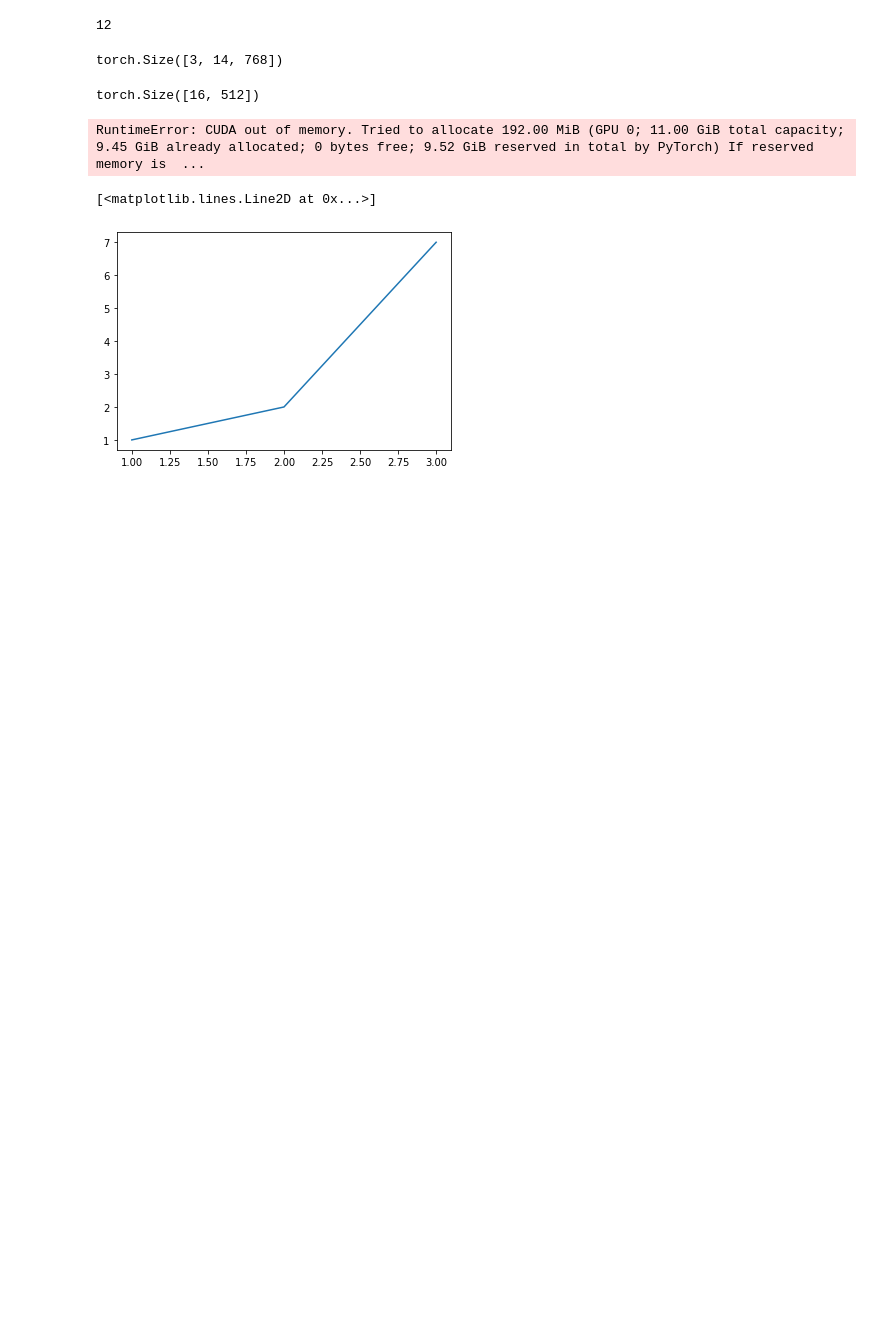
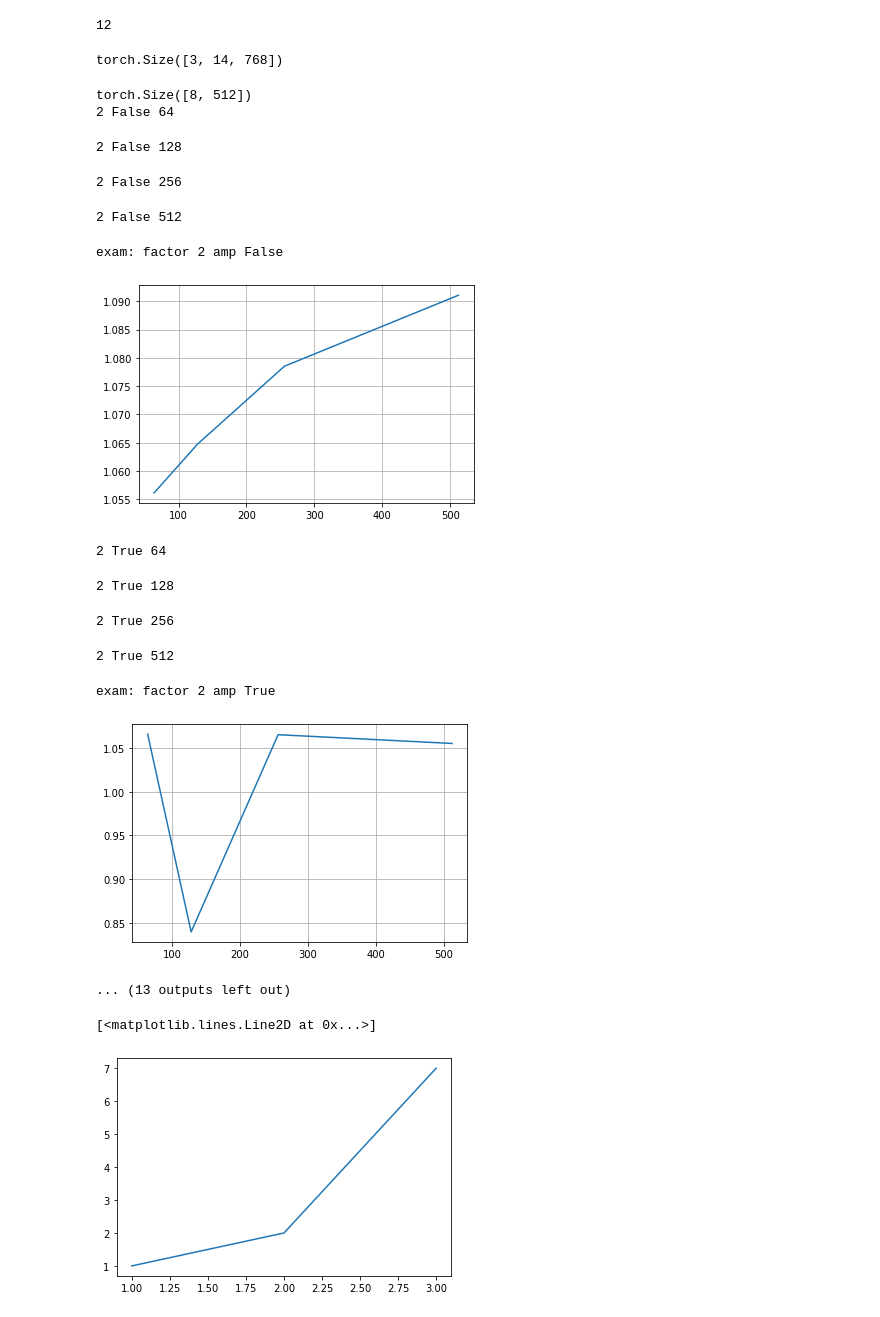
Before and after one commit to gmlwns2000/sttabt, a Jupyter notebook: main/interpolation_on_attention.ipynb, the cells around one changed output. Cells and saved outputs as stored; diff of their text form; code cells hidden in the pictures; blank space fills up the shorter version.

```diff
--- a/main/interpolation_on_attention.ipynb
+++ b/main/interpolation_on_attention.ipynb
@@ -1091,7 +1091,7 @@ model(data)
 hidden = model.encoder.layer[0].attention.self.last_hidden_states
 mask = model.encoder.layer[0].attention.self.last_attention_mask
 
-N = 10
+N = 500
 def run(model, tokens=512, factor=2, lowdim=False, using_amp=False, n=N):
     input = data[:, :tokens]
     set_lowdim(model, lowdim, factor=factor)
@@ -1105,35 +1105,47 @@ def run(model, tokens=512, factor=2, lowdim=False, using_amp=False, n=N):
             #         hidden_states = hidden,
             #         attention_mask = mask,
             #         output_attentions = True,
             #     )
     took = time.time() - t
     set_lowdim(model, False, factor=factor)
     return took
 
 def exam(factor=2, using_amp=False):
     tokens = [64, 128, 256, 512]
     speedups = []
     for t in tokens:
         print(factor, using_amp, t)
         non = run(model, tokens=t, factor=factor, lowdim=False, using_amp=using_amp, n=20)
         non = run(model, tokens=t, factor=factor, lowdim=False, using_amp=using_amp)
         low = run(model, tokens=t, factor=factor, lowdim=True, using_amp=using_amp, n=20)
         low = run(model, tokens=t, factor=factor, lowdim=True, using_amp=using_amp)
         speedups.append(non / low)
     print('exam: factor', factor, 'amp', using_amp)
     plt.plot(tokens, speedups)
     #plt.axis('equal')
     plt.grid()
     plt.show()
 
 exam(2, False)
 exam(2, True)
 exam(4, False)
 exam(4, True)
 print('done')
 # %% [output]
-torch.Size([16, 512])
+torch.Size([8, 512])
+2 False 64
-RuntimeError: CUDA out of memory. Tried to allocate 192.00 MiB (GPU 0; 11.00 GiB total capacity; 9.45 GiB already allocated; 0 bytes free; 9.52 GiB reserved in total by PyTorch) If reserved memory is  ...
+2 False 128
+2 False 256
+2 False 512
+exam: factor 2 amp False
+[figure, added]
+2 True 64
+2 True 128
+2 True 256
+2 True 512
+exam: factor 2 amp True
+[figure, added]
+... (13 outputs left out)
 # %%
 plt.plot([1,2,3], [1,2,7])
 # %% [output]
```
Also changed, not shown: parts of 2 cells of this notebook.
